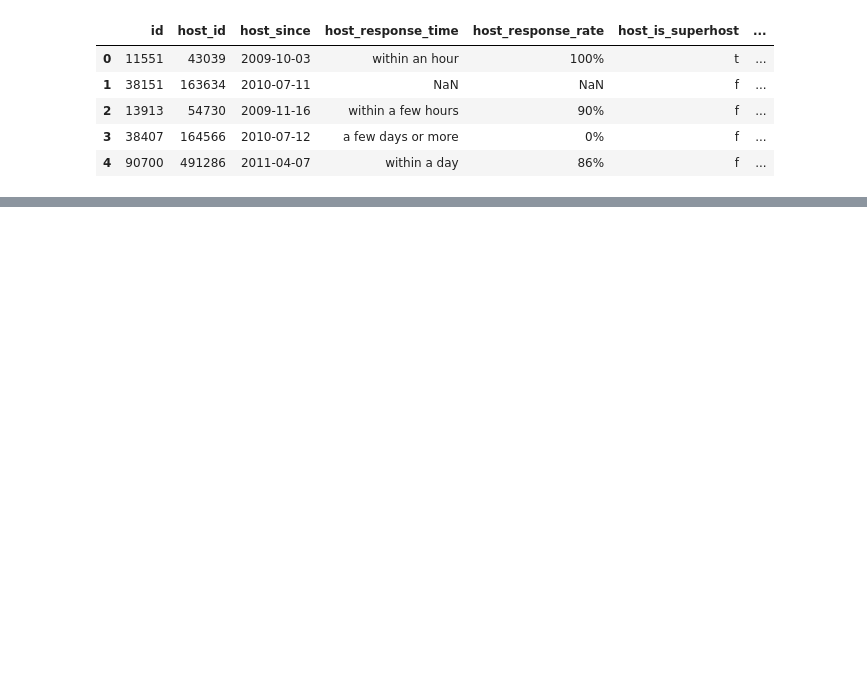
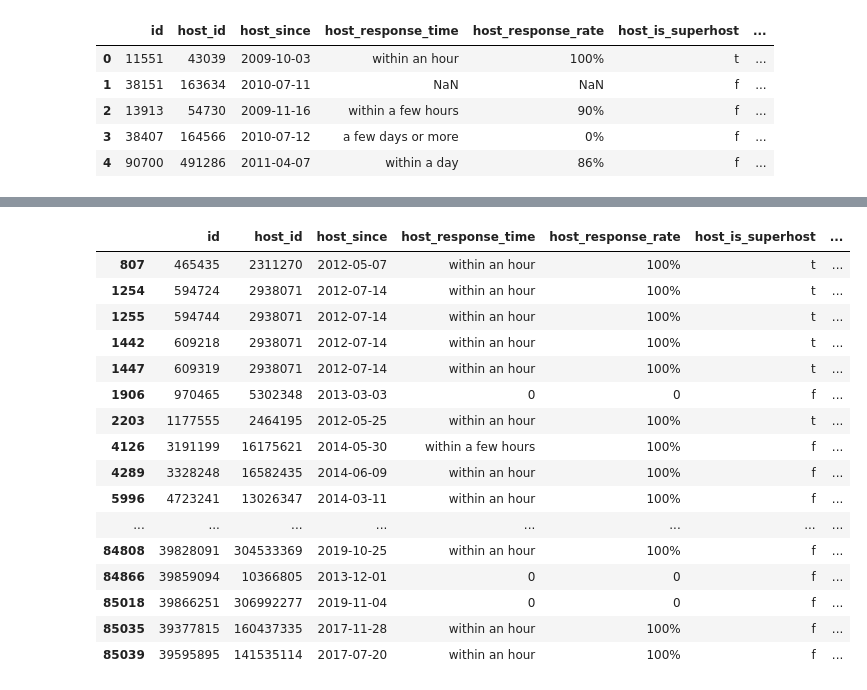
Before and after one commit to dhuy237/Booking-System-Price-Prediction, a Jupyter notebook: clean_data.ipynb, the cells around one changed output, grey strips where cells are left out. Drawn from its saved outputs; the diff is of its cells as text; code cells hidden in the pictures; blank space fills up the shorter version.

```diff
--- a/clean_data.ipynb
+++ b/clean_data.ipynb
@@ -118,6 +45,7 @@ data = pd.DataFrame.drop(df, columns=[
     'neighborhood_overview',
     'neighbourhood_cleansed', #add more
     'neighbourhood_group_cleansed', #add more
+    'state', #add more
     'transit',
     'access',
     'interaction',
@@ -229,0 +142,3 @@ dtype: int64
+# %%
+data['host_response_time'].fillna(0, inplace=True)
+data['host_response_rate'].fillna(0, inplace=True)
@@ -229,0 +181,5 @@ dtype: int64
+# %%
+# clean all null values of ['host_since', 'host_is_superhost', 'host_is_superhost', 'host_total_listings_count',
+# 'host_has_profile_pic', 'host_identity_verified']
+
+data.dropna(axis=0, subset=['host_since'], inplace=True)
@@ -230 +206,21 @@ dtype: int64
+# %%
+data[data['city'].isnull()]
+# %% [output]
+|  | id | host_id | host_since | host_response_time | host_response_rate | host_is_superhost | ... |
+| 807 | 465435 | 2311270 | 2012-05-07 | within an hour | 100% | t | ... |
+| 1254 | 594724 | 2938071 | 2012-07-14 | within an hour | 100% | t | ... |
+| 1255 | 594744 | 2938071 | 2012-07-14 | within an hour | 100% | t | ... |
+| 1442 | 609218 | 2938071 | 2012-07-14 | within an hour | 100% | t | ... |
+| 1447 | 609319 | 2938071 | 2012-07-14 | within an hour | 100% | t | ... |
+| 1906 | 970465 | 5302348 | 2013-03-03 | 0 | 0 | f | ... |
+| 2203 | 1177555 | 2464195 | 2012-05-25 | within an hour | 100% | t | ... |
+| 4126 | 3191199 | 16175621 | 2014-05-30 | within a few hours | 100% | f | ... |
+| 4289 | 3328248 | 16582435 | 2014-06-09 | within an hour | 100% | f | ... |
+| 5996 | 4723241 | 13026347 | 2014-03-11 | within an hour | 100% | f | ... |
+| ... | ... | ... | ... | ... | ... | ... | ... |
+| 84808 | 39828091 | 304533369 | 2019-10-25 | within an hour | 100% | f | ... |
+| 84866 | 39859094 | 10366805 | 2013-12-01 | 0 | 0 | f | ... |
+| 85018 | 39866251 | 306992277 | 2019-11-04 | 0 | 0 | f | ... |
+| 85035 | 39377815 | 160437335 | 2017-11-28 | within an hour | 100% | f | ... |
+| 85039 | 39595895 | 141535114 | 2017-07-20 | within an hour | 100% | f | ... |
 # %%
```
Also changed, not shown: parts of 55 cells of this notebook, 3 other files.
